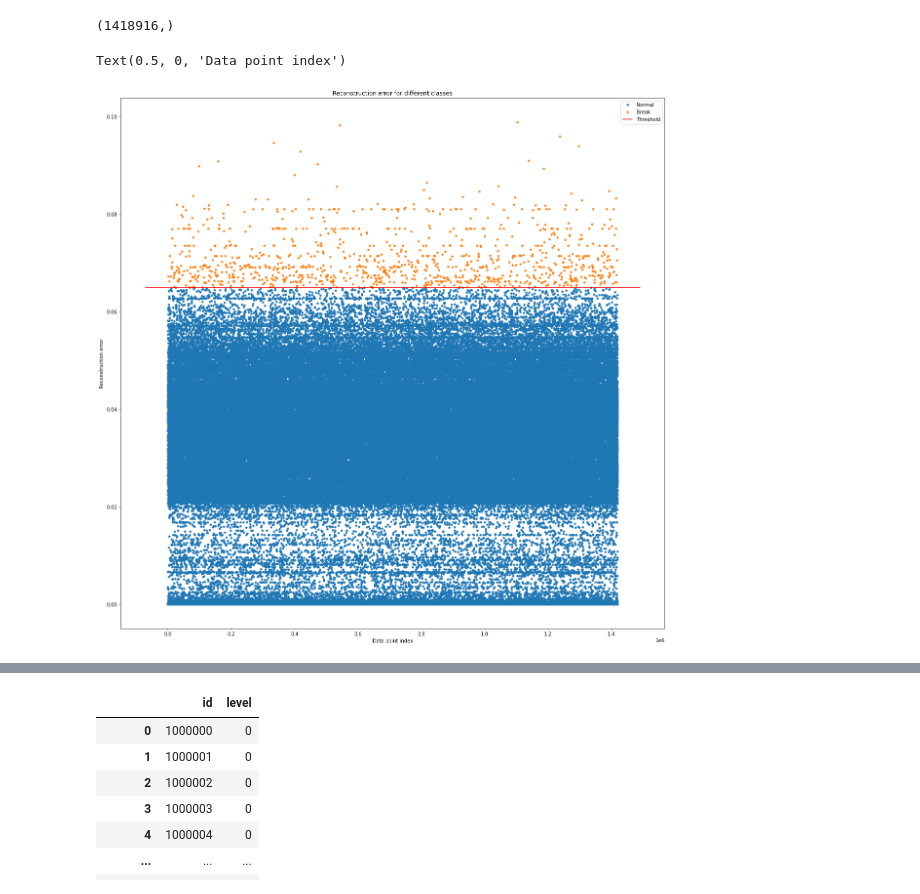
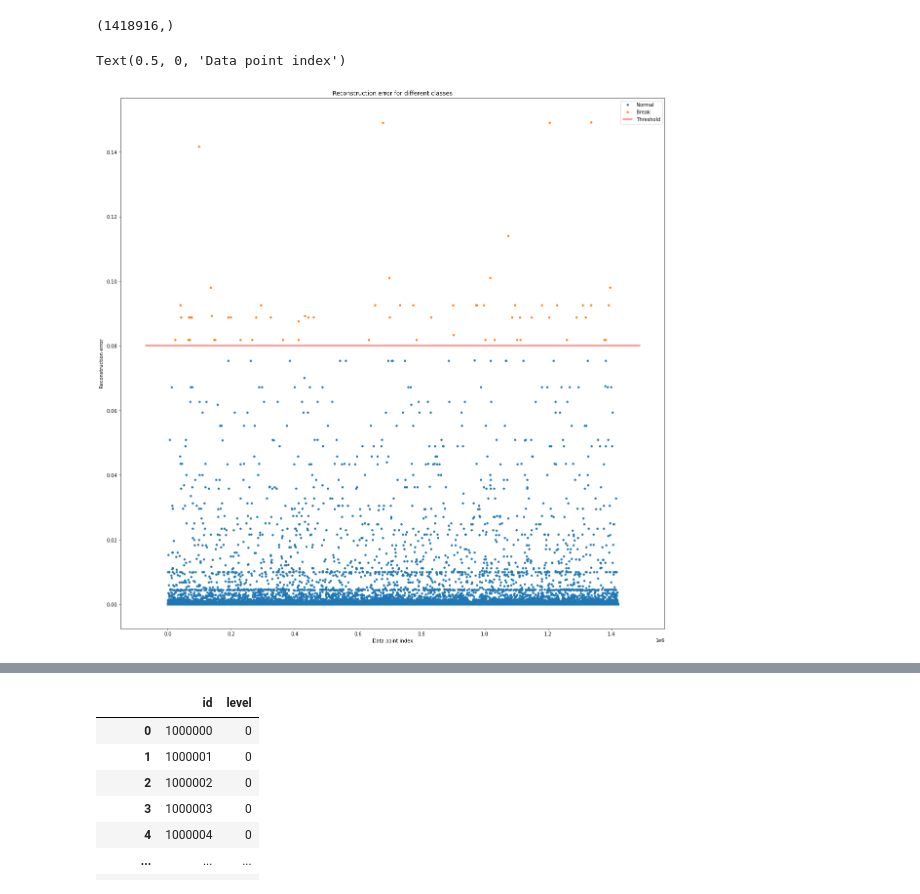
Before and after one commit to gusals6804/Dacon_log, a Jupyter notebook: autoencoder.ipynb, the cells around one changed output, grey strips where cells are left out. Cells and saved outputs as stored; diff of their text form; code cells hidden in the pictures.

```diff
--- a/autoencoder.ipynb
+++ b/autoencoder.ipynb
@@ -428,8 +434,8 @@ new_x
 # %%
 y_val2 = np.zeros(len(y_test)+3)
 y_val2[-1] = 1
-y_val2[-2] = 2
-y_val2[-3] = 3
+y_val2[-2] = 1
+y_val2[-3] = 1
 
 y_val2
 # %% [output]
@@ -469,9 +476,9 @@ Text(0.5, 0, 'Data point index')
 # #full_log에서 숫자는 마스킹 처리
 # test['full_log']=test['full_log'].str.replace(r'[0-9]', '<num>')
 # %%
-test = pd.read_csv('./data/mask_test2/mask_test.csv')
+# test = pd.read_csv('./data/mask_test2/mask_test.csv')
 # %%
-test_data = tokenizer.texts_to_sequences(test['pre_log'])
+test_data = tokenizer.texts_to_sequences(test['cut'].astype(str))
 test_data = sequence.pad_sequences(test_data, maxlen=maxlen)
 # %%
 new_df = pd.DataFrame(test_data)
@@ -531,6 +538,6 @@ error_df
 1418916 rows × 1 columns
 # %%
-pred_y_test = [1 if e > 0.065 else 0 for e in (error_df['reconstruction_error'].values)]
+pred_y_test = [1 if e > 0.08 else 0 for e in (error_df['reconstruction_error'].values)]
 pred_y_test = np.array(pred_y_test)
 pred_y_test.shape
 # %% [output]
@@ -538,24 +545,25 @@ pred_y_test.shape
 # %%
 test_error_df = pd.DataFrame({'Reconstruction_error': list(error_df['reconstruction_error']),
                          'True_class': list(pred_y_test)})
 groups = test_error_df.groupby('True_class')
 fig, ax = plt.subplots(figsize=(20,20))
 
 for name, group in groups:
     ax.plot(group.index, group.Reconstruction_error, marker='o', ms=3.5, linestyle='',
             label= "Break" if name == 1 else "Normal")
 
-ax.hlines(0.065, ax.get_xlim()[0], ax.get_xlim()[1], colors="r", zorder=100, label='Threshold')
+#ax.hlines(0.012, ax.get_xlim()[0], ax.get_xlim()[1], colors="r", zorder=100, label='Threshold')
+ax.hlines(0.08, ax.get_xlim()[0], ax.get_xlim()[1], colors="r", zorder=100, label='Threshold')
 #ax.hlines(0.001, ax.get_xlim()[0], ax.get_xlim()[1], colors="r", zorder=100, label='Threshold')
 #ax.hlines(3, ax.get_xlim()[0], ax.get_xlim()[1], colors="r", zorder=100, label='Threshold')
 ax.legend()
 
 plt.title("Reconstruction error for different classes")
 plt.ylabel("Reconstruction error")
 plt.xlabel("Data point index")
 # %% [output]
 Text(0.5, 0, 'Data point index')
-[figure, old version]
+[figure, new version]
 # %%
 test['predict'] = pred_y_test
 # %%
```
Also changed, not shown: parts of 46 cells of this notebook.
